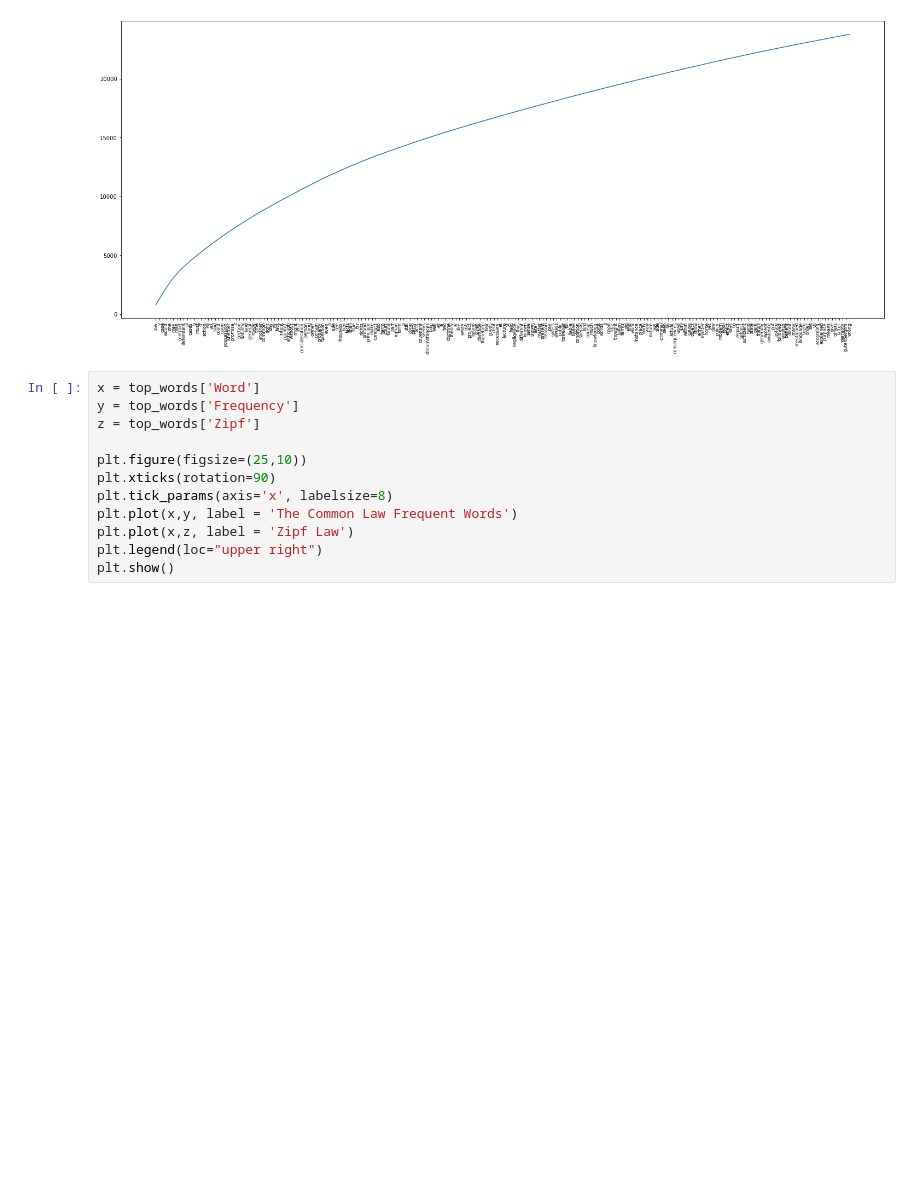
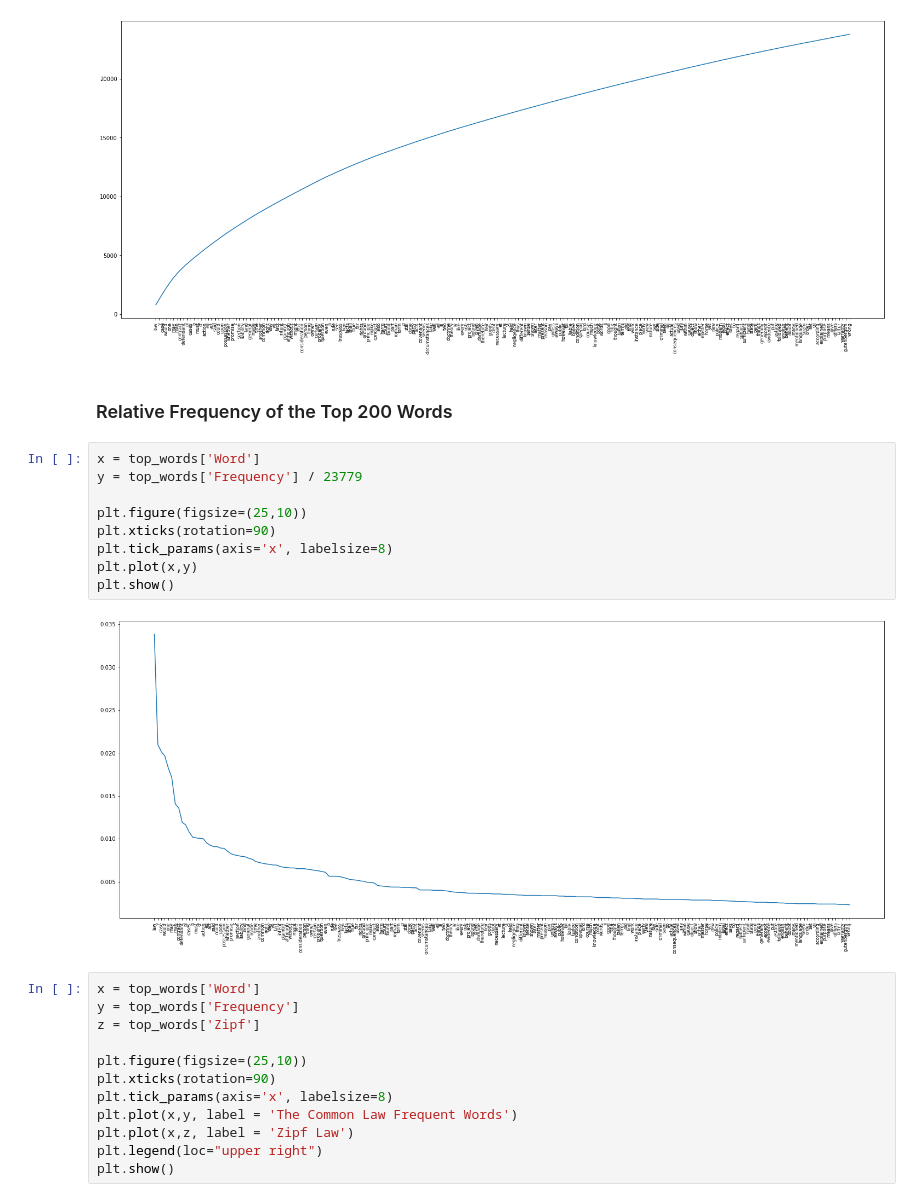
Before and after one commit to sbiguzzi/data620, a Jupyter notebook: Assignments/Data620_Assignment4.ipynb, the cells around one changed output. Cells and saved outputs as stored; diff of their text form; blank space fills up the shorter version.

```diff
--- a/Assignments/Data620_Assignment4.ipynb
+++ b/Assignments/Data620_Assignment4.ipynb
@@ -153,6 +204,19 @@ plt.plot(x,y)
 plt.show()
 # %% [output]
 [figure]
+# %% [markdown]
+### Relative Frequency of the Top 200 Words
+# %%
+x = top_words['Word']
+y = top_words['Frequency'] / 23779
+
+plt.figure(figsize=(25,10))
+plt.xticks(rotation=90)
+plt.tick_params(axis='x', labelsize=8)
+plt.plot(x,y)
+plt.show()
+# %% [output]
+[figure, added]
 # %%
 x = top_words['Word']
 y = top_words['Frequency']
```
Also changed, not shown: parts of 15 cells of this notebook.
